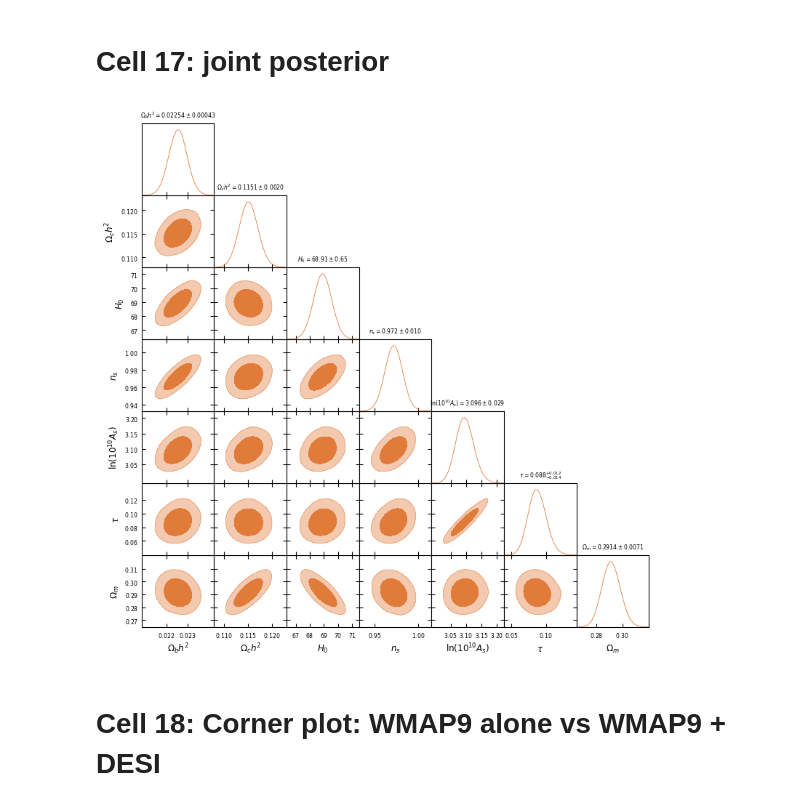
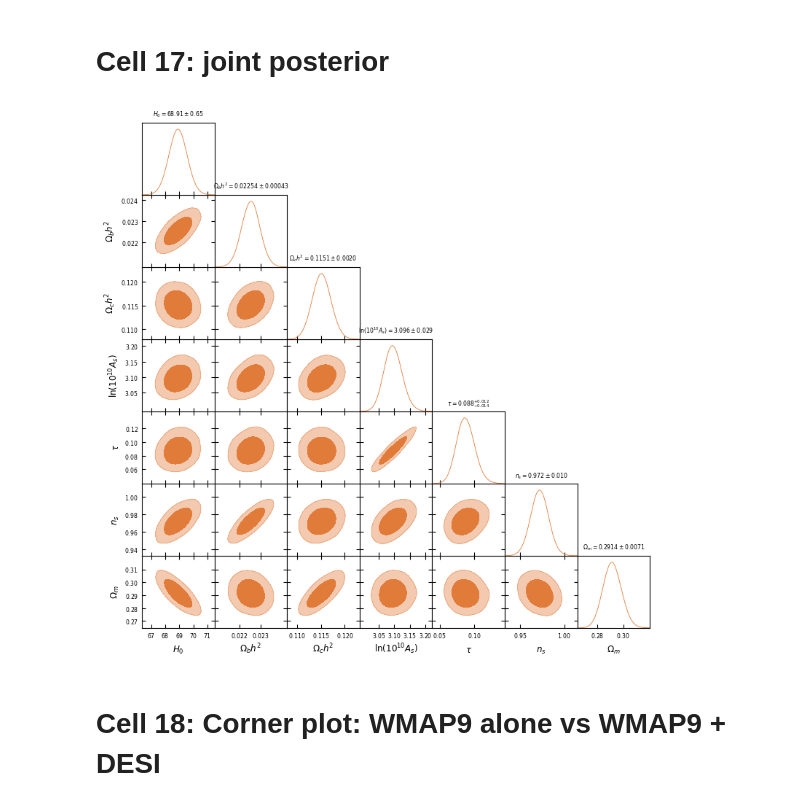
Before and after one commit to Cherian-pi/wmap9-desi-joint, a Jupyter notebook: notebooks/04_wmap9_desi_joint_lcdm.ipynb, the cells around one changed output. Drawn from its saved outputs; the diff is of its cells as text; code cells hidden in the pictures.

```diff
--- a/notebooks/04_wmap9_desi_joint_lcdm.ipynb
+++ b/notebooks/04_wmap9_desi_joint_lcdm.ipynb
@@ -1184,17 +1184,18 @@ n_s = 0.972\pm 0.010
 # %% [markdown]
 # Cell 17: joint posterior
 # %%
+plot_order = ['H0', 'ombh2', 'omch2', 'ln10As', 'tau', 'ns', 'Om']
 g = plots.get_subplot_plotter(width_inch=9)
 g.settings.axes_fontsize = 10
 g.settings.axes_labelsize = 13
 g.settings.title_limit_fontsize = 10
-g.triangle_plot([joint], names, filled=True, contour_colors=['#E07B39'],
+g.triangle_plot([joint], plot_order, filled=True, contour_colors=['#E07B39'],
                 title_limit=1)                          # mean ± 68% above each column
 g.export(IMG_DIR + '/getdist_joint_corner.pdf')
 g.export(IMG_DIR + '/getdist_joint_corner.png')
 plt.show()
 # %% [output]
-[figure, old version]
+[figure, new version]
 # %% [markdown]
 # Cell 18: Corner plot: WMAP9 alone vs WMAP9 + DESI
 # %%
```
Also changed, not shown: parts of 2 cells of this notebook.
